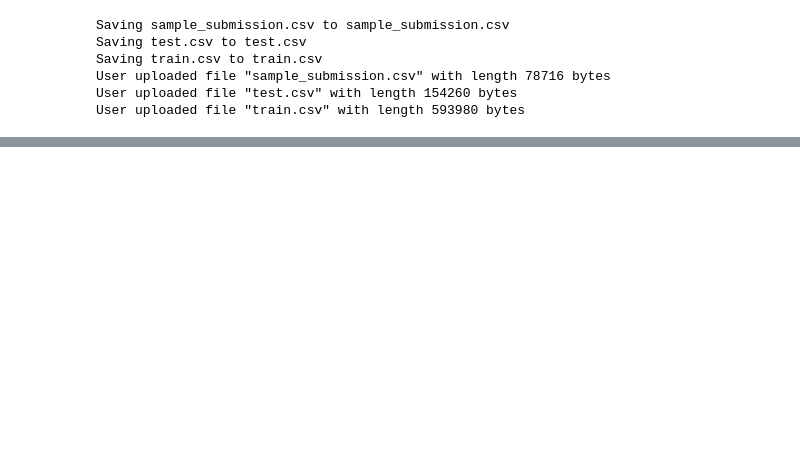
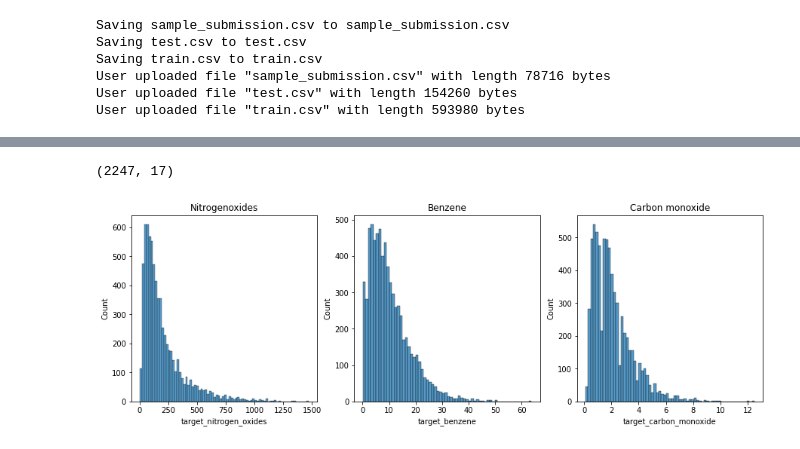
Before and after one commit to toyinolape/DataCamp_DataScience, a Jupyter notebook: Kaggle_tabular.ipynb, the cells around one changed output, grey strips where cells are left out. Cells and saved outputs as stored; diff of their text form; code cells hidden in the pictures; blank space fills up the shorter version.

```diff
--- a/Kaggle_tabular.ipynb
+++ b/Kaggle_tabular.ipynb
@@ -48,6 +49,33 @@ df_train.head()
 # %%
 df_train["date_time"] = pd.to_datetime(df_train['date_time'], format= "%Y-%m-%d %H:%M:%S")
 df_test["date_time"] = pd.to_datetime(df_test['date_time'], format= "%Y-%m-%d %H:%M:%S")
+# %%
+df_test.shape
+# %% [output]
+(2247, 17)
+# %%
+import seaborn as sns
+fig = plt.figure(figsize=(15,10))
+
+#  subplot #1
+plt.subplot(2,3,1)
+plt.title('Nitrogenoxides')
+sns.histplot(data = df_train, x='target_nitrogen_oxides')
+
+#  subplot #2
+plt.subplot(2,3,2)
+plt.title('Benzene')
+sns.histplot(data = df_train,x='target_benzene')
+
+#  subplot #3
+plt.subplot(233)
+plt.title('Carbon monoxide')
+sns.histplot(data = df_train, x="target_carbon_monoxide")
+
+
+plt.show()
+# %% [output]
+[figure, added]
 # %%
 import warnings
 warnings.filterwarnings("ignore")
```
Also changed, not shown: parts of 10 cells of this notebook.
